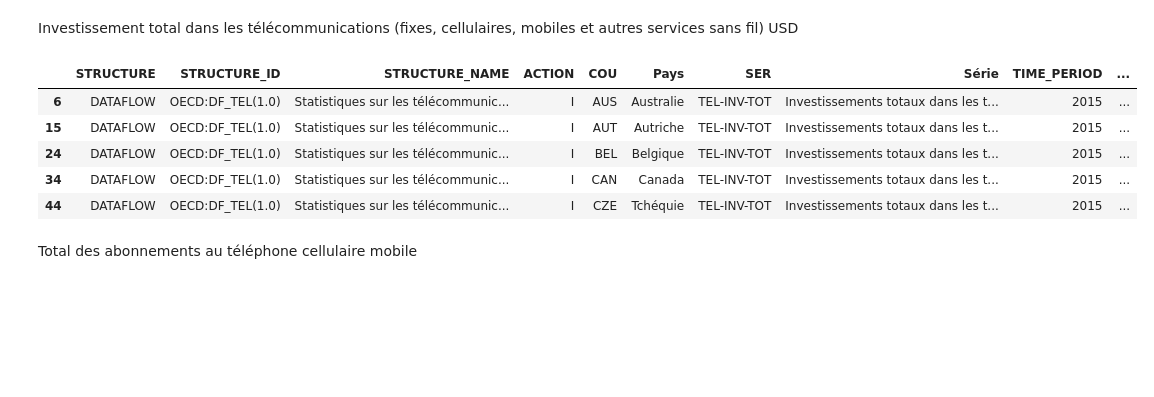
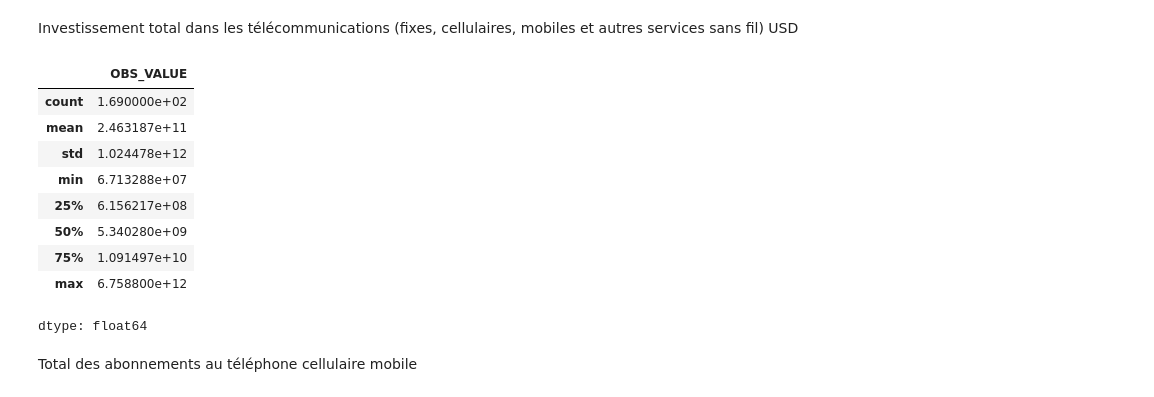
Before and after one commit to leo-cuvelier/DATA-IA-PROJECT, a Jupyter notebook: Datascience_et_IA_projet_Leo_Cuvelier_Simon_Dos_Anjos_Adrien_Estardy_groupe_8.ipynb, the cells around one changed output. Cells and saved outputs as stored; diff of their text form; code cells hidden in the pictures; blank space fills up the shorter version.

```diff
--- a/Datascience_et_IA_projet_Leo_Cuvelier_Simon_Dos_Anjos_Adrien_Estardy_groupe_8.ipynb
+++ b/Datascience_et_IA_projet_Leo_Cuvelier_Simon_Dos_Anjos_Adrien_Estardy_groupe_8.ipynb
@@ -93,13 +93,18 @@ Investissement total dans les télécommunications (fixes, cellulaires, mobiles
 # %%
 investmentTotalInTelecomunications = df[df['Série'] == 'Investissements totaux dans les télécommunications (pour lignes fixes et réseau mobile cellulaire)']
 investmentTotalInTelecomunications.head()
+investmentTotalInTelecomunications['OBS_VALUE'].describe()
 # %% [output]
-|  | STRUCTURE | STRUCTURE_ID | STRUCTURE_NAME | ACTION | COU | Pays | SER | Série | TIME_PERIOD | ... |
-| 6 | DATAFLOW | OECD:DF_TEL(1.0) | Statistiques sur les télécommunic... | I | AUS | Australie | TEL-INV-TOT | Investissements totaux dans les t... | 2015 | ... |
-| 15 | DATAFLOW | OECD:DF_TEL(1.0) | Statistiques sur les télécommunic... | I | AUT | Autriche | TEL-INV-TOT | Investissements totaux dans les t... | 2015 | ... |
-| 24 | DATAFLOW | OECD:DF_TEL(1.0) | Statistiques sur les télécommunic... | I | BEL | Belgique | TEL-INV-TOT | Investissements totaux dans les t... | 2015 | ... |
-| 34 | DATAFLOW | OECD:DF_TEL(1.0) | Statistiques sur les télécommunic... | I | CAN | Canada | TEL-INV-TOT | Investissements totaux dans les t... | 2015 | ... |
-| 44 | DATAFLOW | OECD:DF_TEL(1.0) | Statistiques sur les télécommunic... | I | CZE | Tchéquie | TEL-INV-TOT | Investissements totaux dans les t... | 2015 | ... |
+|  | OBS_VALUE |
+| count | 1.690000e+02 |
+| mean | 2.463187e+11 |
+| std | 1.024478e+12 |
+| min | 6.713288e+07 |
+| 25% | 6.156217e+08 |
+| 50% | 5.340280e+09 |
+| 75% | 1.091497e+10 |
+| max | 6.758800e+12 |
+dtype: float64
 # %% [markdown]
 Total des abonnements au téléphone cellulaire mobile
 # %%
```
Also changed, not shown: parts of 1 cell of this notebook.
